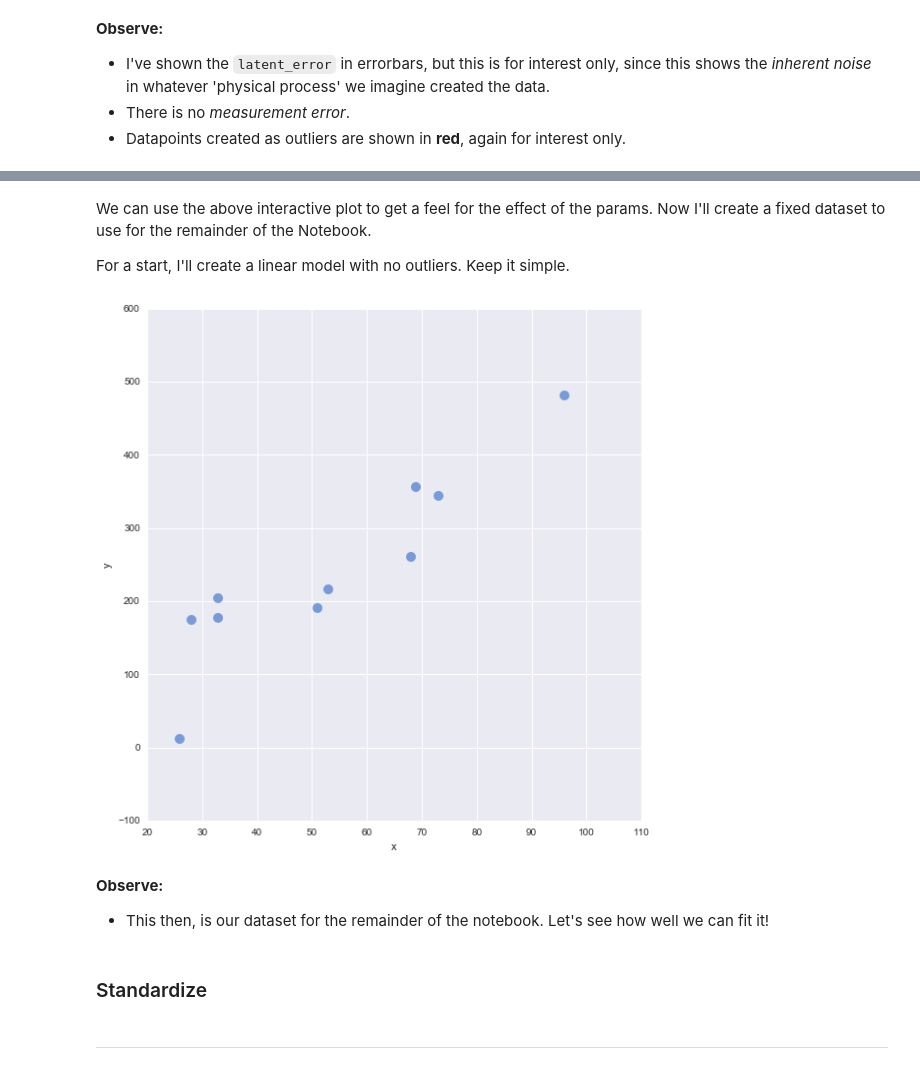
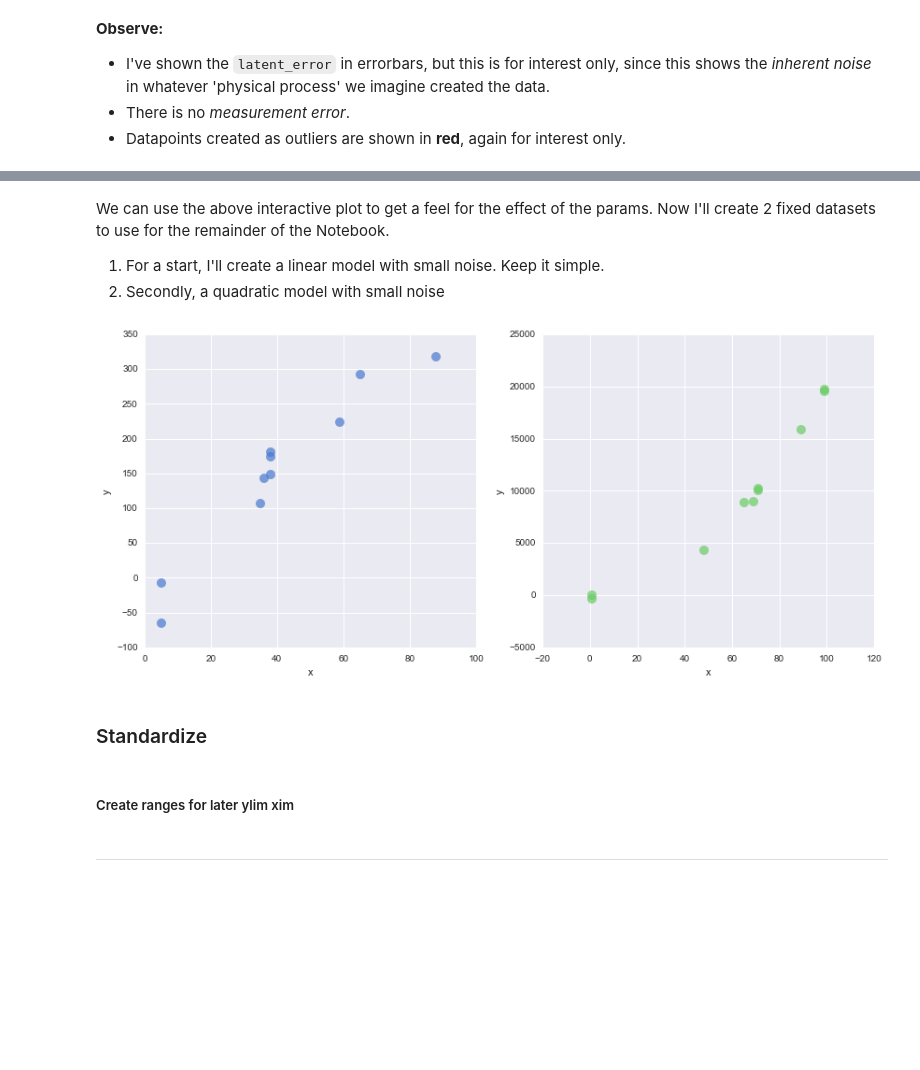
Before and after one commit to jonsedar/pymc_examples, a Jupyter notebook: GLM-model-selection.ipynb, the cells around one changed output, grey strips where cells are left out. Saved outputs shown, nothing was run; the diff lists cells and outputs as text; code cells hidden in the pictures; blank space fills up the shorter version.

```diff
--- a/GLM-model-selection.ipynb
+++ b/GLM-model-selection.ipynb
@@ -177,5 +182,6 @@ interactive(sketch_data, n=[5,50,5], p=[0,.5,.05], a=[-50,50], b=[-10,10], c=[-1
 # %% [markdown]
-We can use the above interactive plot to get a feel for the effect of the params. Now I'll create a fixed dataset to use for the remainder of the Notebook.
+We can use the above interactive plot to get a feel for the effect of the params. Now I'll create 2 fixed datasets to use for the remainder of the Notebook.
 
-For a start, I'll create a linear model with no outliers. Keep it simple.
+1. For a start, I'll create a linear model with small noise. Keep it simple.
+2. Secondly, a quadratic model with small noise
 # %%
@@ -183,11 +190,10 @@ df = generate_data(n=10, p=0, a=-30, b=5, latent_sigma_y=60)
-# %%
-g = sns.lmplot(x='x', y='y', data=df, fit_reg=False, size=8
-               ,scatter_kws={'alpha':0.7,'s':100})
-# %% [output]
-[figure, removed]
-# %% [markdown]
-**Observe:**
-
-+ This then, is our dataset for the remainder of the notebook. Let's see how well we can fit it!
+# %%
+f, ax1d = plt.subplots(1, 2, squeeze=False, figsize=(14,6))
+_ = sns.regplot(x='x', y='y', data=df_lin, fit_reg=False, ax=ax1d[0,0]
+                ,scatter_kws={'alpha':0.7,'s':100})
+_ = sns.regplot(x='x', y='y', data=df_quad, fit_reg=False, ax=ax1d[0,1]
+                ,scatter_kws={'alpha':0.7,'s':100})
+# %% [output]
+[figure, added]
 # %% [markdown]
 ### Standardize
@@ -200,0 +206,2 @@ dfs_xlims = (dfs['x'].min() - np.ptp(dfs['x'])/10,dfs['x'].max() + np.ptp(dfs['x
+# %% [markdown]
+##### Create ranges for later ylim xim
```
Also changed, not shown: parts of 41 cells of this notebook.
